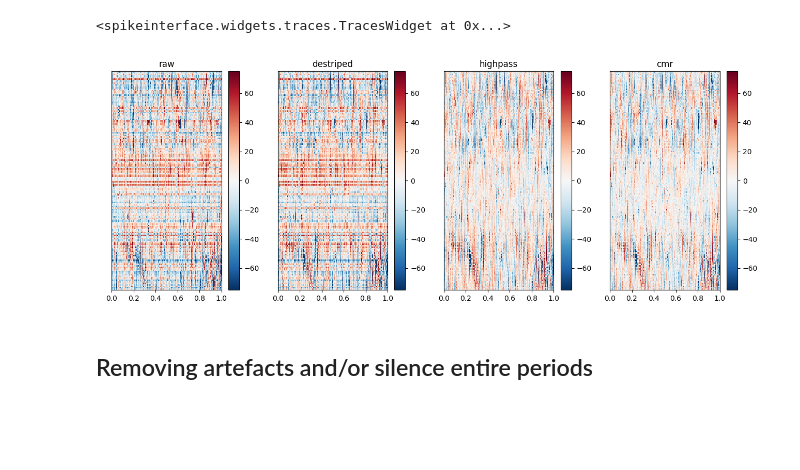
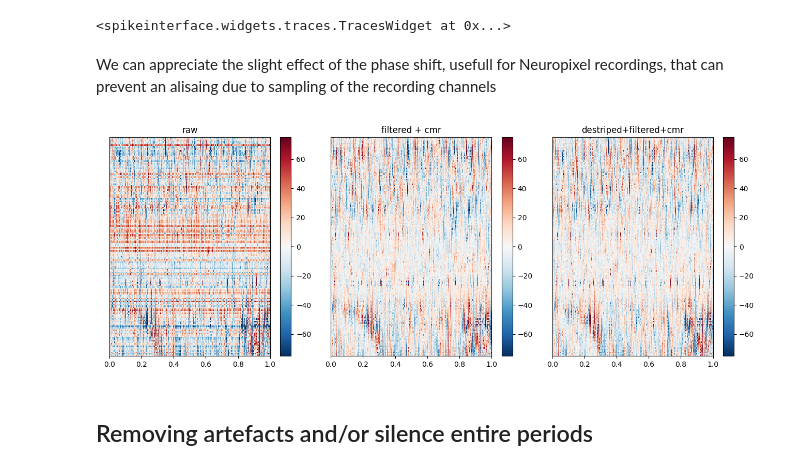
Before and after one commit to samuelgarcia/school_spike_sorting_marseille_2023, a Jupyter notebook: Practice_preprocessing/preprocessing.ipynb, the cells around one changed output. Drawn from its saved outputs; the diff is of its cells as text; code cells hidden in the pictures; blank space fills up the shorter version.

```diff
--- a/Practice_preprocessing/preprocessing.ipynb
+++ b/Practice_preprocessing/preprocessing.ipynb
@@ -29,14 +29,14 @@ AppLayout(children=(TimeSlider(children=(Dropdown(description='segment', options
 Quite often, one need to correct for an aliasing property of the acquisition channels. This is true for Neuropixels, but not only. One can have a look here https://spikeinterface.readthedocs.io/en/latest/how_to/analyse_neuropixels.html for more info. In addition, one can also detect the putative bad channels, and remove them before launching the spike sorters. This will make their lifes easier
 # %%
 # To be done first separate topic 1st
-recording_destriped = si.phase_shift(recording_raw, dtype='float32')
-si.plot_traces({'destriped' : recording_destriped, 'raw' : recording_raw}, backend='ipywidgets')
+recording_phase_shift = si.phase_shift(recording_raw, dtype='float32')
+si.plot_traces({'phase' : recording_phase_shift, 'raw' : recording_raw}, backend='ipywidgets')
 # %% [output]
 AppLayout(children=(TimeSlider(children=(Dropdown(description='segment', options=(0,), value=0), Button(icon='…
 <spikeinterface.widgets.traces.TracesWidget at 0x...>
 # %%
-bad_channel_ids, channel_labels = si.detect_bad_channels(recording_destriped)
-recording_destriped = recording_destriped.remove_channels(bad_channel_ids)
+bad_channel_ids, channel_labels = si.detect_bad_channels(recording_phase_shift)
+recording_phase_shift = recording_destriped.remove_channels(bad_channel_ids)
 print('bad_channel_ids', bad_channel_ids)
 # %% [output]
 bad_channel_ids []
@@ -45,8 +45,8 @@ bad_channel_ids []
 
 To get rid of low frequency fluctations (LFP), usually people are performing a high-pass filtering of the data (Kilosort), or a bandpass filter. The cut-off frequencies of these filters are usually set to 150~300 Hz
 # %%
-recording_bandpass = si.bandpass_filter(recording_destriped, freq_min=150, dtype='float32')
-recording_highpass = si.highpass_filter(recording_destriped, freq_min=150, dtype='float32')
+recording_bandpass = si.bandpass_filter(recording_phase_shift, freq_min=150, dtype='float32')
+recording_highpass = si.highpass_filter(recording_phase_shift, freq_min=150, dtype='float32')
 si.plot_traces({'bandpass' : recording_bandpass, 'highpass' : recording_highpass}, backend='ipywidgets')
 # %% [output]
 AppLayout(children=(TimeSlider(children=(Dropdown(description='segment', options=(0,), value=0), Button(icon='…
@@ -63,20 +63,24 @@ si.plot_traces({'local' : recording_cmr_local, 'global' : recording_cmr_global},
 # %% [output]
 AppLayout(children=(TimeSlider(children=(Dropdown(description='segment', options=(0,), value=0), Button(icon='…
 <spikeinterface.widgets.traces.TracesWidget at 0x...>
+# %% [markdown]
+We can appreciate the slight effect of the phase shift, usefull for Neuropixel recordings, that can prevent an alisaing due to sampling of the recording channels
 # %%
 # here we use static plot using matplotlib backend
 import pylab as plt
-fig, axs = plt.subplots(ncols=4, figsize=(13, 5))
+fig, axs = plt.subplots(ncols=3, figsize=(13, 5))
 cmin, cmax = -75, 75
+
+recording_bis = si.highpass_filter(recording_raw, freq_min=150, dtype='float32')
+recording_bis = si.common_reference(recording_bis, reference='global')
 si.plot_traces(recording_raw, backend='matplotlib',  clim=(cmin, cmax), ax=axs[0])
-si.plot_traces(recording_destriped, backend='matplotlib',  clim=(cmin, cmax), ax=axs[1])
-si.plot_traces(recording_highpass, backend='matplotlib',  clim=(cmin, cmax), ax=axs[2])
-si.plot_traces(recording_cmr_global, backend='matplotlib',  clim=(cmin, cmax), ax=axs[3])
-for i, label in enumerate(('raw', 'destriped', 'highpass', 'cmr')):
+si.plot_traces(recording_bis, backend='matplotlib',  clim=(cmin, cmax), ax=axs[1])
+si.plot_traces(recording_cmr_global, backend='matplotlib',  clim=(cmin, cmax), ax=axs[2])
+for i, label in enumerate(('raw', 'filtered + cmr', 'destriped+filtered+cmr')):
     axs[i].set_title(label)
 plt.tight_layout()
 # %% [output]
-[figure, old version]
+[figure, new version]
 # %% [markdown]
 ## Removing artefacts and/or silence entire periods
 # %% [markdown]
```
Also changed, not shown: parts of 1 cell of this notebook, 1 other file.
